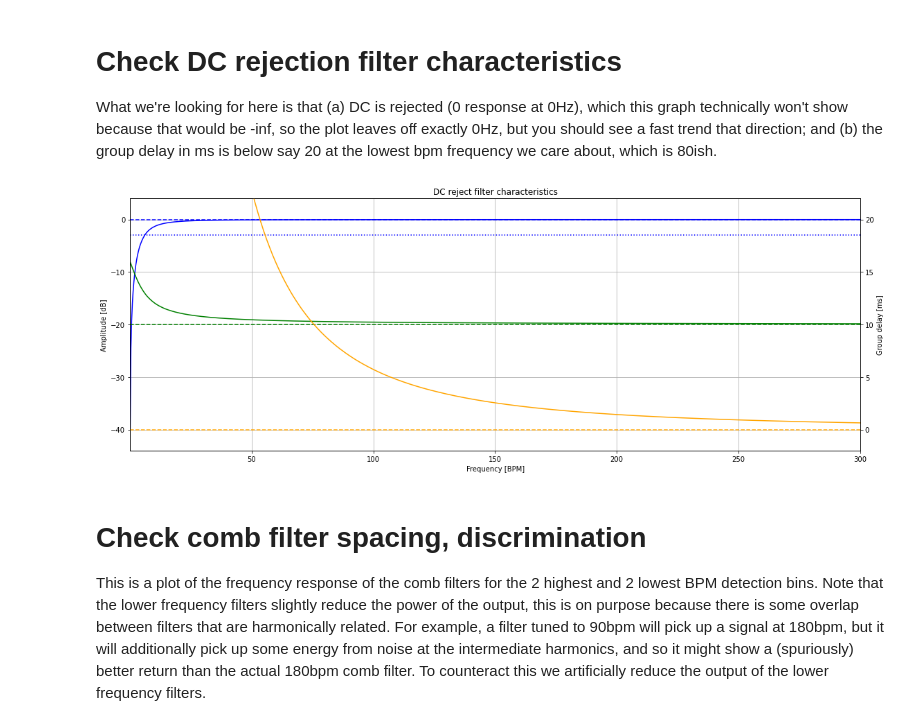
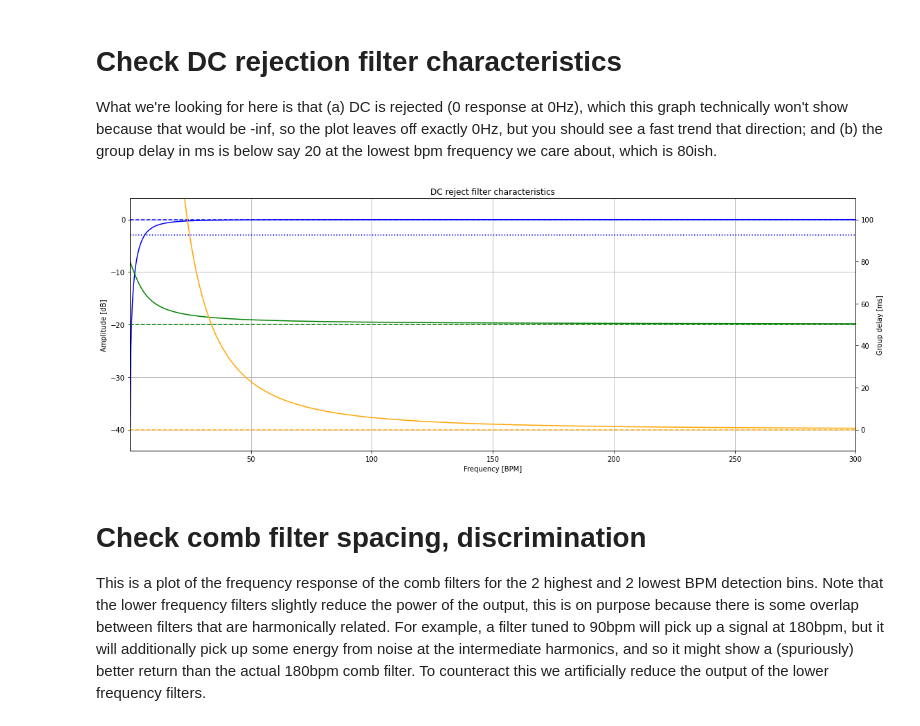
Before and after one commit to cherrydev/baile-shine, a Jupyter notebook: playground/suggested-dsp-chain.ipynb, the cells around one changed output. Saved outputs shown, nothing was run; the diff lists cells and outputs as text; code cells hidden in the pictures.

```diff
--- a/playground/suggested-dsp-chain.ipynb
+++ b/playground/suggested-dsp-chain.ipynb
@@ -7,17 +7,18 @@ from scipy import signal, special
 from mockin import *
 
 
-def plot_filter(ax1, coeffs, sample_freq, filter_name, center_freq=None, logplot=True, phase_graph=False, delay_graph=False):
+def plot_filter(ax1, coeffs, sample_freq, filter_name, center_freq=None, log_plot=True,
+                phase_graph=False, delay_graph=False, max_bpm=300):
     b, a = coeffs
-    space = np.logspace(-2, math.log10(5),
-                        1000) if logplot else np.linspace(0, 5, 1000) + 1/1000
+    space = np.logspace(-2, math.log10(max_bpm / 60),
+                        1000) if log_plot else np.linspace(0, max_bpm / 60, 1000) + 1/1000
     w, h = signal.freqz(b, a, worN=space, fs=sample_freq)
     w_bpm = 60 * w
 
     ax1.set_title(filter_name + ' filter characteristics')
 
     y1 = 20*np.log10(np.abs(h))
-    if logplot:
+    if log_plot:
         ax1.semilogx(w_bpm, y1, color='blue')
     else:
         ax1.plot(w_bpm, y1, color='blue')
@@ -34,7 +35,7 @@ def plot_filter(ax1, coeffs, sample_freq, filter_name, center_freq=None, logplot
     if phase_graph:
         ax2 = ax1.twinx()
         y2 = np.angle(h)
-        if logplot:
+        if log_plot:
             ax2.semilogx(w_bpm, y2, color='green')
         else:
             ax2.plot(w_bpm, y2, color='green')
@@ -48,12 +49,12 @@ def plot_filter(ax1, coeffs, sample_freq, filter_name, center_freq=None, logplot
         ax3 = ax1.twinx()
         phase = (2 * np.pi + np.angle(h)) % (2 * np.pi)
         y3 = 1000 * phase / (2 * np.pi * w)
-        if logplot:
+        if log_plot:
             ax3.semilogx(w_bpm, y3, color='orange')
         else:
             ax3.plot(w_bpm, y3, color='orange')
         ax3.axhline(0, color='orange', linestyle='--')
-        ax3.set_ylim(-2, 22)
+        ax3.set_ylim(-10, 110)
         ax3.margins(0, 0.1)
         ax3.set_ylabel('Group delay [ms]')
 # %% [markdown]
@@ -140,11 +148,11 @@ What we're looking for here is that (a) DC is rejected (0 response at 0Hz), whic
 # %%
 fig, ax = plt.subplots(1, 1, figsize=(16, 6))
 plot_filter(ax, dc_reject_coeffs, sample_freq, 'DC reject',
-            logplot=False, phase_graph=True, delay_graph=True)
+            log_plot=False, phase_graph=True, delay_graph=True)
 fig.tight_layout()
 plt.show()
 # %% [output]
-[figure, old version]
+[figure, new version]
 # %% [markdown]
 # Check comb filter spacing, discrimination
 
```
Also changed, not shown: parts of 4 cells of this notebook.
